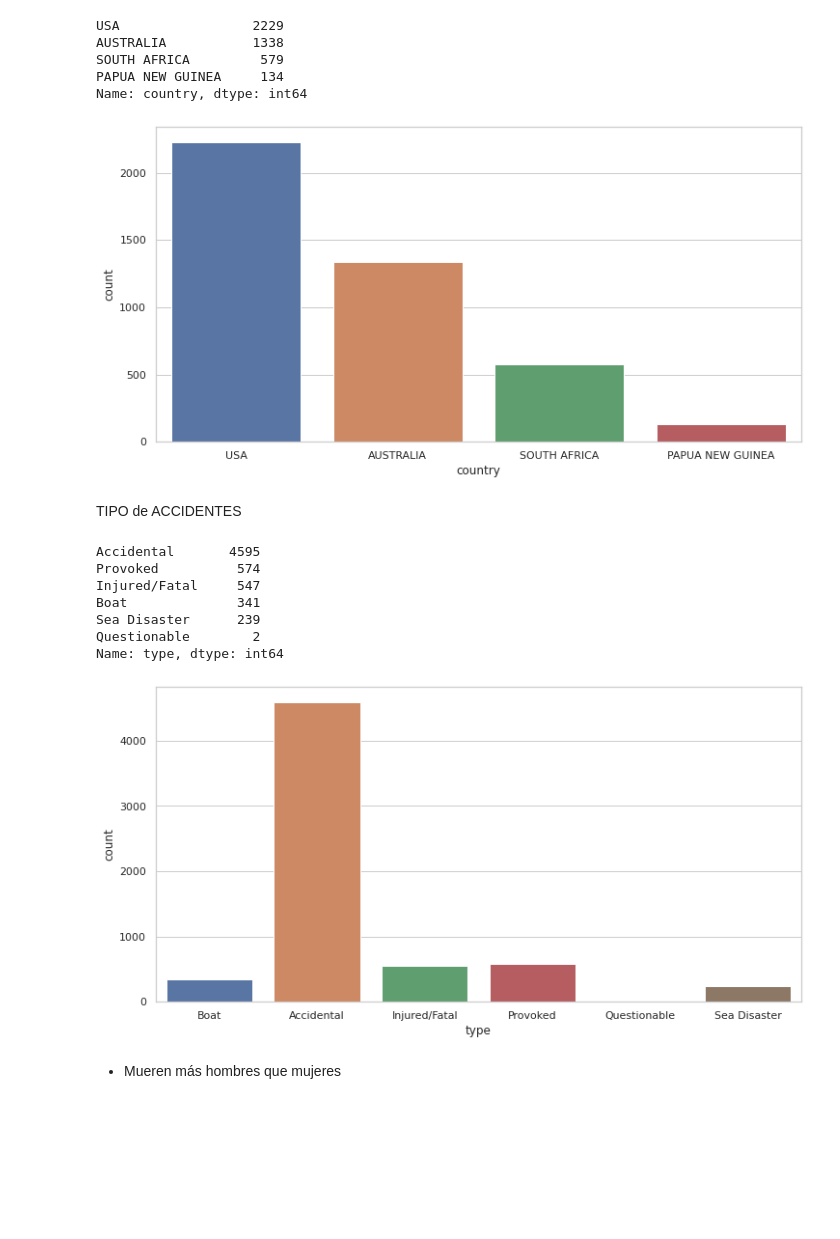
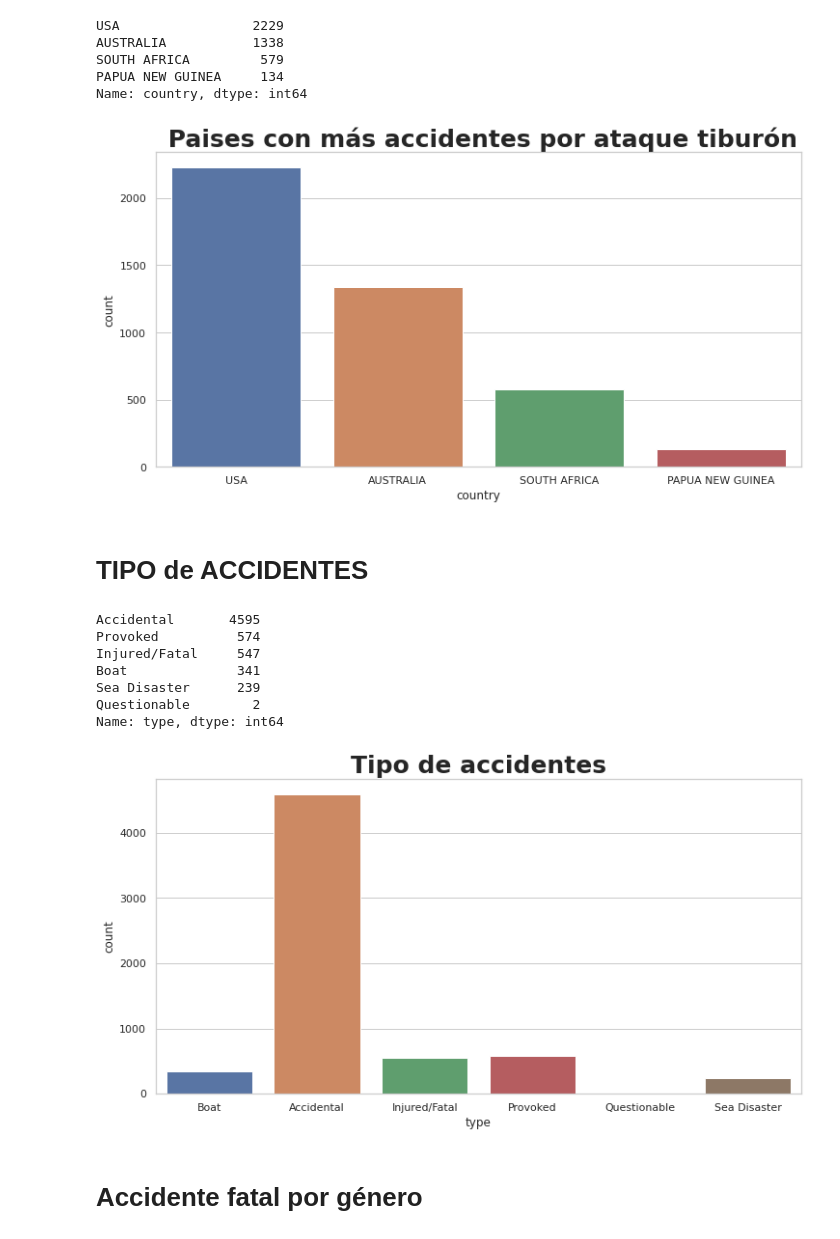
Before and after one commit to jesuschao/data-cleaning-pandas, a Jupyter notebook: your-code/analysis.ipynb, the cells around one changed output. Cells and saved outputs as stored; diff of their text form; code cells hidden in the pictures; blank space fills up the shorter version.

```diff
--- a/your-code/analysis.ipynb
+++ b/your-code/analysis.ipynb
@@ -54,10 +54,11 @@ PAPUA NEW GUINEA     134
 Name: country, dtype: int64
 # %%
 pais = sns.countplot(x="country", data=paises);
+plt.title(" Paises con más accidentes por ataque tiburón", fontsize = 25, fontweight="bold");
 # %% [output]
-[figure, old version]
+[figure, new version]
 # %% [markdown]
-TIPO de ACCIDENTES
+# TIPO de ACCIDENTES
 # %%
 sharks.type.value_counts()
 # %% [output]
@@ -70,10 +71,11 @@ Questionable        2
 Name: type, dtype: int64
 # %%
 tipo_accidentes = sns.countplot(x="type", data=sharks);
+plt.title("Tipo de accidentes", fontsize = 25, fontweight="bold");
 # %% [output]
-[figure, old version]
+[figure, new version]
-# %% [markdown]
-- Mueren más hombres que mujeres
+# %% [markdown]
+# Accidente fatal por género
 # %%
 muertos = sharks[((sharks.genero == "M") | (sharks.genero == "F")) & ((sharks.fatal == "Y") | (sharks.fatal == "N"))]
 # %%
```
Also changed, not shown: parts of 1 cell of this notebook.
